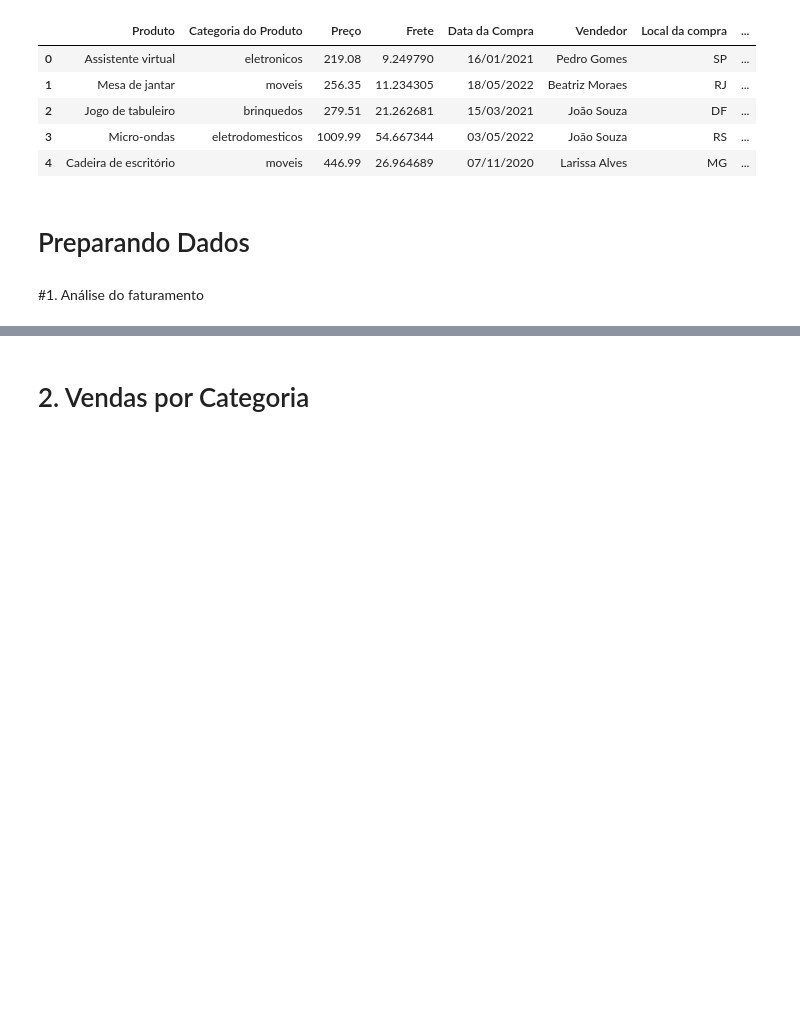
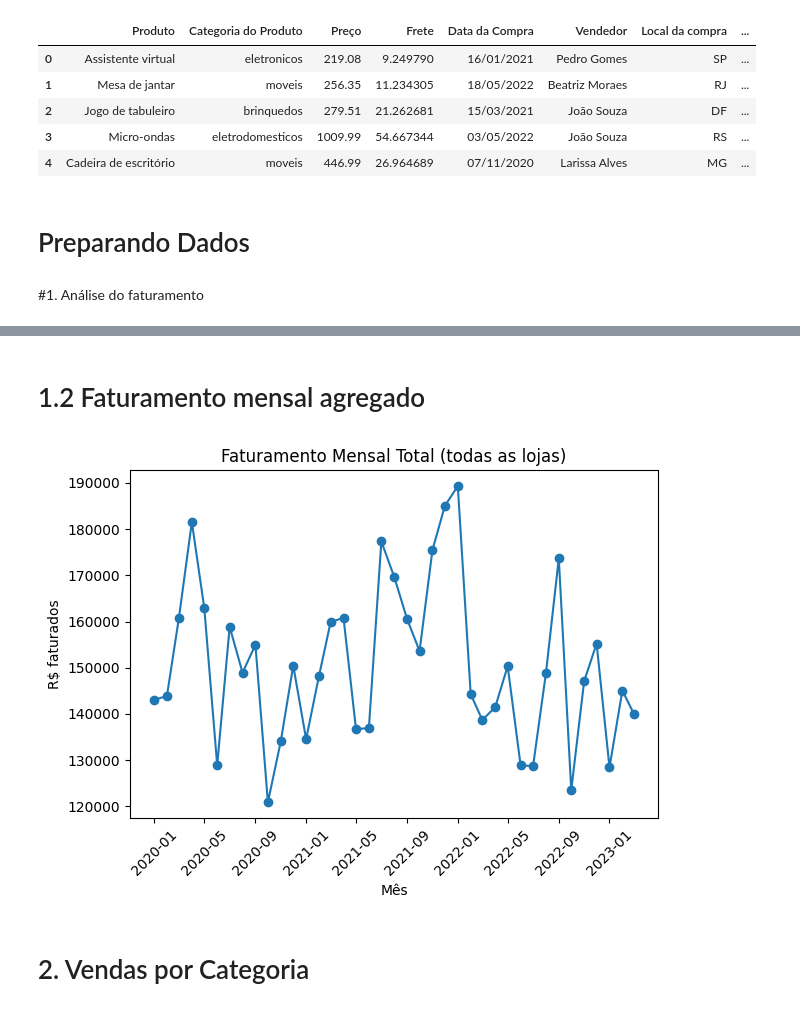
Before and after one commit to andrecastrogarciams/alurastore, a Jupyter notebook: AluraStore.ipynb, the cells around one changed output, grey strips where cells are left out. Saved outputs shown, nothing was run; the diff lists cells and outputs as text; code cells hidden in the pictures; blank space fills up the shorter version.

```diff
--- a/AluraStore.ipynb
+++ b/AluraStore.ipynb
@@ -53,2 +64,17 @@ data_col    = 'Data da Compra'
+# %% [markdown]
+# 1.2 Faturamento mensal agregado
+# %%
+df['mes'] = df[data_col].dt.to_period('M').dt.to_timestamp()
+fat_mensal = df.groupby('mes')[valor_col].sum().sort_index()
+plt.figure()
+plt.plot(fat_mensal.index, fat_mensal.values, marker='o')
+plt.title('Faturamento Mensal Total (todas as lojas)')
+plt.xlabel('Mês')
+plt.ylabel('R$ faturados')
+plt.xticks(rotation=45)
+plt.tight_layout()
+plt.show()
+# %% [output]
+[figure, added]
 # %% [markdown]
 # 2. Vendas por Categoria
```
Also changed, not shown: parts of 6 cells of this notebook.
